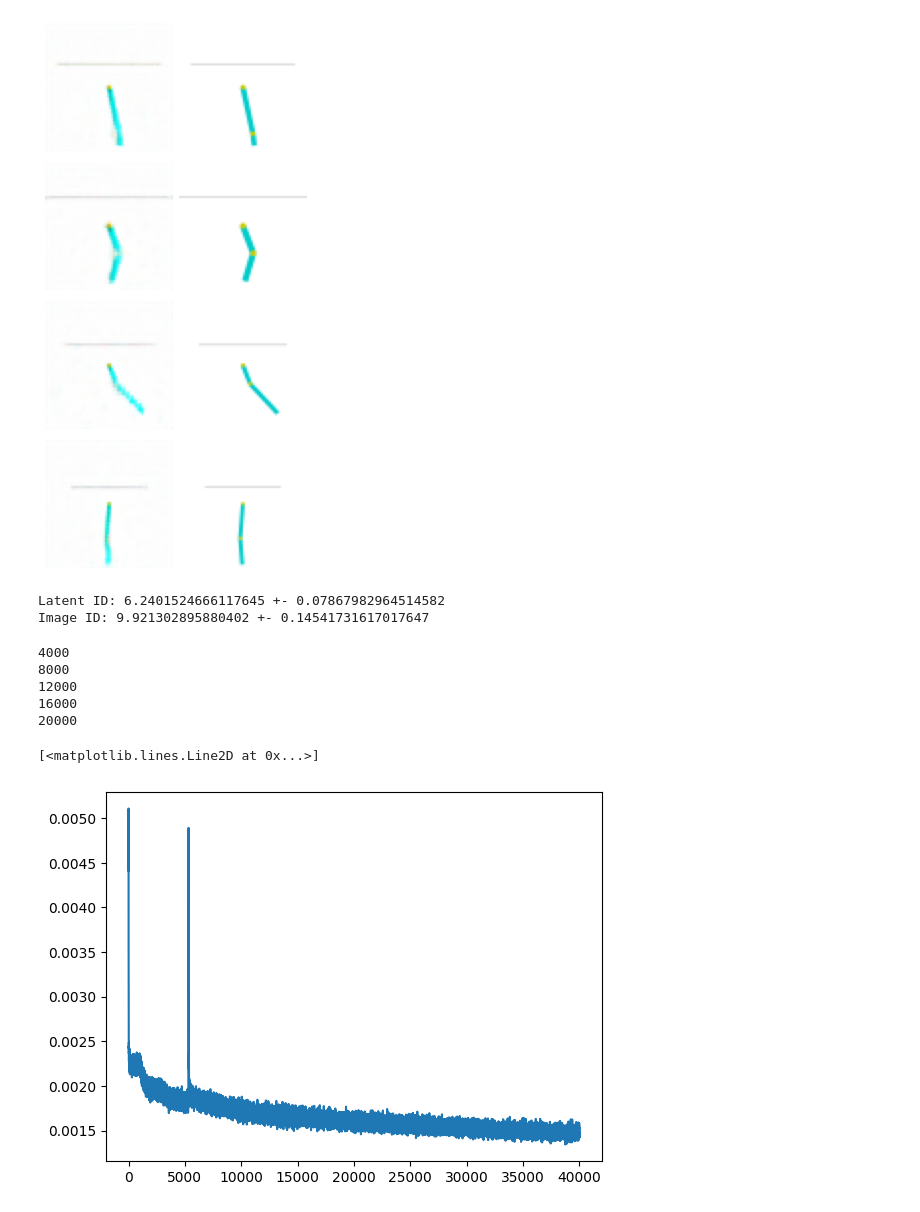
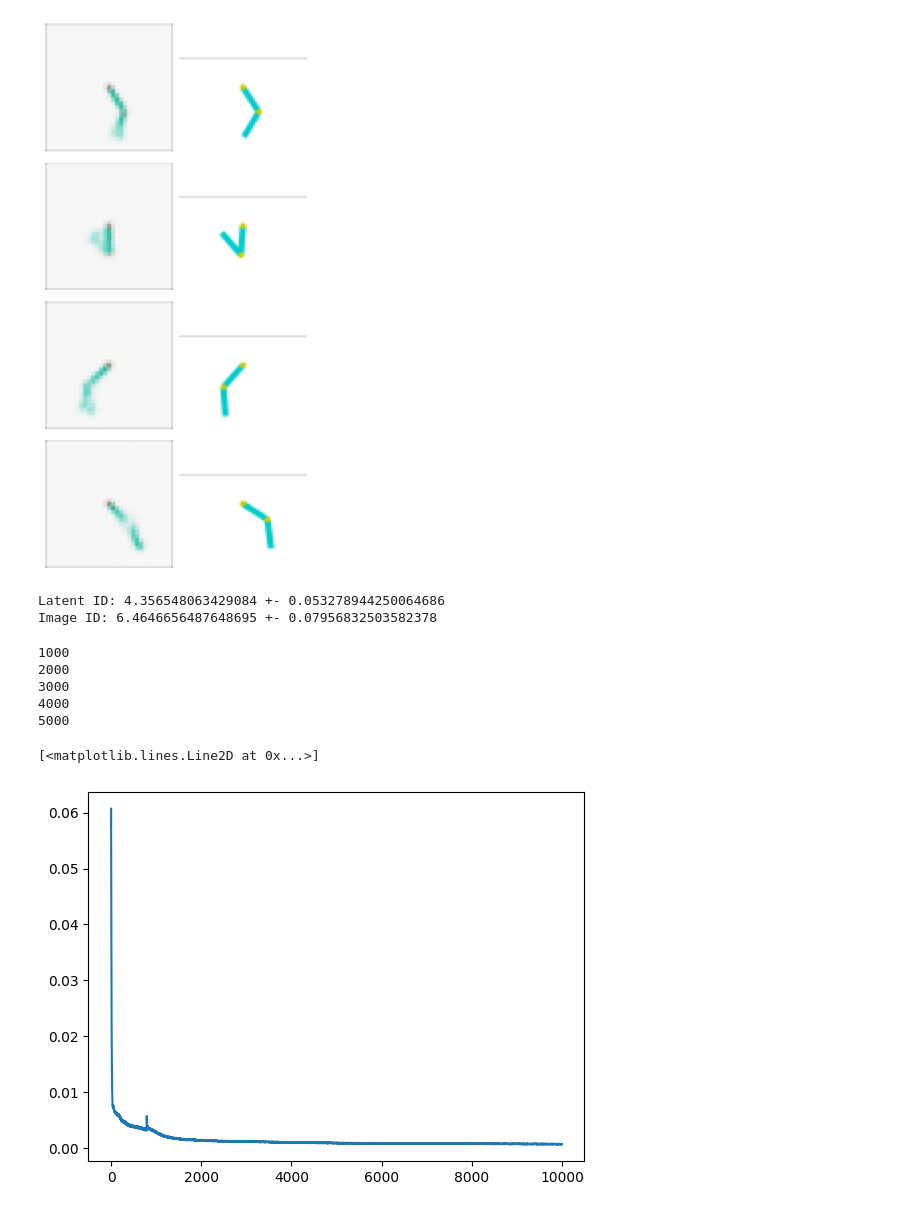
Before and after one commit to antony-zhao/RLTesting, a Jupyter notebook: rltesting/fvd_experiments/testing.ipynb, the cells around one changed output. Drawn from its saved outputs; the diff is of its cells as text; code cells hidden in the pictures.

```diff
--- a/rltesting/fvd_experiments/testing.ipynb
+++ b/rltesting/fvd_experiments/testing.ipynb
@@ -24,12 +24,12 @@ latent_dim = 512
 obs_shape = 64
 data_steps = 100000
 num_epochs = 50
-steps_per_epoch = 200
+steps_per_epoch = 50
 env = gym.make('Acrobot-v1', render_mode="rgb_array")
 env = BasicEnvironmentRGB(env)
 # env = RandomColorReplace(env)
 # env = gym.make('Pendulum-v1', render_mode='rgb_array')
-env = DomainRandomization(env, {"LINK_LENGTH_1": lambda: np.random.choice([0.5, 1.0, 1.5, 2.0]), "LINK_LENGTH_2": lambda: np.random.choice([0.5, 1.0, 1.5, 2.0])})
+# env = DomainRandomization(env, {"LINK_LENGTH_1": lambda: np.random.choice([0.5, 1.0, 1.5, 2.0]), "LINK_LENGTH_2": lambda: np.random.choice([0.5, 1.0, 1.5, 2.0])})
 # env = DomainRandomization(env, {"g": (5.0, 20.0)})
 env = ResizeObservation(env, (obs_shape, obs_shape))
 env = FrameStackObservation(env, stack_size=framestack)
@@ -53,7 +53,7 @@ else:
   samples = random_sample_single_env(env, num_steps=data_steps)
   for i in range(data_steps):
       buffer.add_sample([samples[j][i] for j in range(len(samples))].copy())
-  buffer.save(filepath="testing_buffer")
+  buffer.save(filepath=filepath)
 # %%
 encoder = Encoder(framestack, latent_dim, obs_shape).cuda()
 decoder = Decoder(encoder.conv_dim, framestack, latent_dim).cuda()
@@ -115,7 +115,7 @@ plt.tight_layout()
 plt.show()
 fig.savefig("direct_dim.png")
 # %% [output]
-[figure, old version]
+[figure, new version]
 # %%
 latent_ID = []
 image_ID = []
@@ -133,37 +133,39 @@ for _ in range(20):
 print(f"Latent ID: {np.mean(latent_ID)} +- {np.std(latent_ID)}")
 print(f"Image ID: {np.mean(image_ID)} +- {np.std(image_ID)}")
 # %% [output]
-Latent ID: 6.2401524666117645 +- 0.07867982964514582
-Image ID: 9.921302895880402 +- 0.14541731617017647
+Latent ID: 4.356548063429084 +- 0.053278944250064686
+Image ID: 6.4646656487648695 +- 0.07956832503582378
 # %%
 plt.close('all')
 %matplotlib inline
 intrinsic_dim = round(np.mean(latent_ID))
-double_autoencoder = AEVAE(encoder, decoder, latent_dim, intrinsic_dim, penalty_coef=1e-4).cuda()
+penalty_coef = 1e-4
+double_autoencoder = AEVAE(encoder, decoder, latent_dim, intrinsic_dim).cuda()
 int_opt = torch.optim.AdamW(double_autoencoder.parameters(), 3e-4)
 int_scheduler = torch.optim.lr_scheduler.ExponentialLR(int_opt, gamma=0.99)
+penalty_anneal = np.linspace(0, 1, num_epochs) ** 0.25 * penalty_coef
 losses = []
 for i in range(1, num_epochs + 1):
     for _ in range(4 * steps_per_epoch):
         samples = buffer.sample(256)
         obs = (torch.tensor(samples[0]).float().transpose(-3, -1) / 255).cuda()
-        loss = double_autoencoder.reconstruction_loss(obs)
+        loss = double_autoencoder.reconstruction_loss(obs, penalty_anneal[num_epochs-1])
         loss.backward()
         int_opt.step()
         int_opt.zero_grad()
         losses.append(loss.detach().cpu().numpy())
     int_scheduler.step()
     if i % 10 == 0:
         print(i * 2 * steps_per_epoch)
 plt.plot(losses)
 # %% [output]
+1000
+2000
+3000
 4000
-8000
-12000
-16000
-20000
+5000
 [<matplotlib.lines.Line2D at 0x...>]
-[figure, old version]
+[figure, new version]
 # %%
 plt.close('all')
 %matplotlib inline
```
Also changed, not shown: parts of 8 cells of this notebook, 5 other files.
